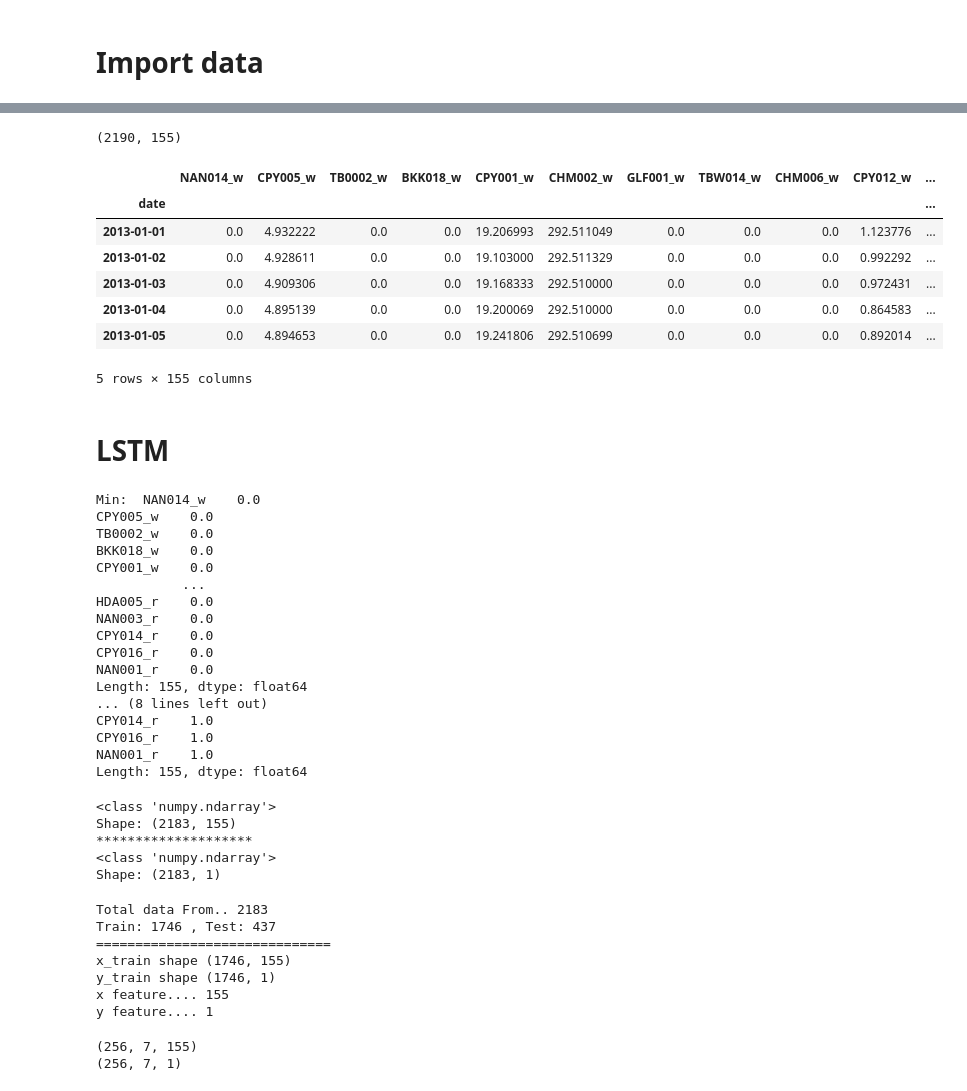
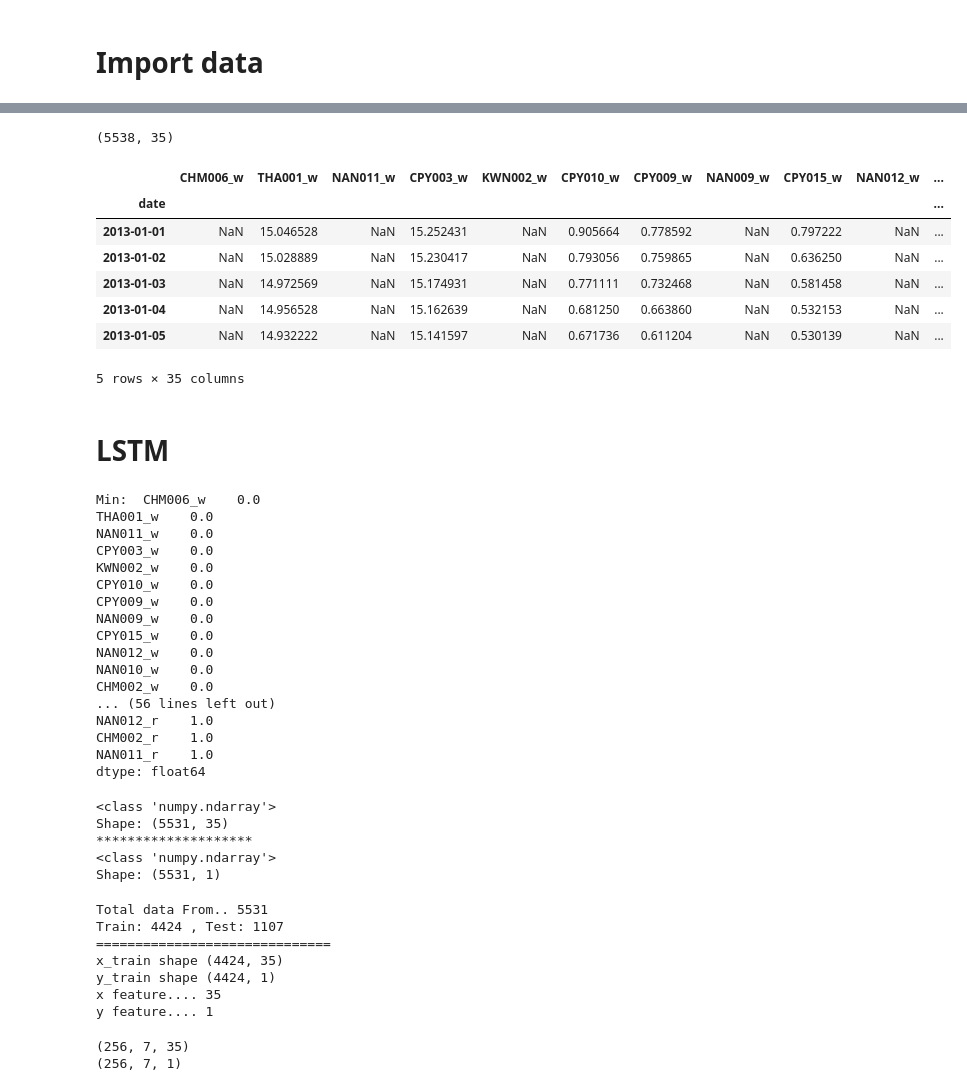
Before and after one commit to SB91ko/ChaoprayaRiver_WaterLV_prediction, a Jupyter notebook: Trial_LSTM.ipynb, the cells around one changed output, grey strips where cells are left out. Cells and saved outputs as stored; diff of their text form; code cells hidden in the pictures.

```diff
--- a/Trial_LSTM.ipynb
+++ b/Trial_LSTM.ipynb
@@ -10,8 +10,11 @@ import matplotlib.pyplot as plt
 # %%
 from DLtools import  prep_data, LSTMmodel
 # %%
-rain = 'data/instant_data/rain.csv'
-water = 'data/instant_data/water.csv'
+#rain = 'data/instant_data/rain.csv'
+#water = 'data/instant_data/water.csv'
+rain = 'data/instant_data/rain_small.csv'
+water = 'data/instant_data/water_small.csv'
+
 rw = prep_data.instant_df(rain_csv=rain,water_csv=water)
 # df_water = rw.water_df
 # df_rain = rw.rain_df
@@ -37,6 +25,6 @@ avaliable data in *2020* is ........66030.00 || missing....54.55%
 # %%
-rw = prep_data.instant_df(rain_csv=rain,water_csv=water,start='2013')
-df = rw.df
+#rw = prep_data.instant_df(rain_csv=rain,water_csv=water,start='2013')
+#df = rw.df
 # %%
 # def report_missing_by_station(df,col):
 #     nan_ratio = 0.15
@@ -89,19 +64,20 @@ remain .......0...station
 # %%
 #df = df.interpolate(method='pad', limit=30) # selected period, interporlation missing value
 #df.dropna(axis=1,inplace=True) # drop na stations
 print(df.shape)
-df = df.fillna(0)
+df.interpolate(method='pad', limit=30,inplace=True)
+#df = df.fillna(0)
 df.head()
 # %% [output]
-(2190, 155)
+(5538, 35)
-|  | NAN014_w | CPY005_w | TB0002_w | BKK018_w | CPY001_w | CHM002_w | GLF001_w | TBW014_w | CHM006_w | CPY012_w | ... |
+|  | CHM006_w | THA001_w | NAN011_w | CPY003_w | KWN002_w | CPY010_w | CPY009_w | NAN009_w | CPY015_w | NAN012_w | ... |
 | date |  |  |  |  |  |  |  |  |  |  | ... |
-| 2013-01-01 | 0.0 | 4.932222 | 0.0 | 0.0 | 19.206993 | 292.511049 | 0.0 | 0.0 | 0.0 | 1.123776 | ... |
-| 2013-01-02 | 0.0 | 4.928611 | 0.0 | 0.0 | 19.103000 | 292.511329 | 0.0 | 0.0 | 0.0 | 0.992292 | ... |
-| 2013-01-03 | 0.0 | 4.909306 | 0.0 | 0.0 | 19.168333 | 292.510000 | 0.0 | 0.0 | 0.0 | 0.972431 | ... |
-| 2013-01-04 | 0.0 | 4.895139 | 0.0 | 0.0 | 19.200069 | 292.510000 | 0.0 | 0.0 | 0.0 | 0.864583 | ... |
-| 2013-01-05 | 0.0 | 4.894653 | 0.0 | 0.0 | 19.241806 | 292.510699 | 0.0 | 0.0 | 0.0 | 0.892014 | ... |
+| 2013-01-01 | NaN | 15.046528 | NaN | 15.252431 | NaN | 0.905664 | 0.778592 | NaN | 0.797222 | NaN | ... |
+| 2013-01-02 | NaN | 15.028889 | NaN | 15.230417 | NaN | 0.793056 | 0.759865 | NaN | 0.636250 | NaN | ... |
+| 2013-01-03 | NaN | 14.972569 | NaN | 15.174931 | NaN | 0.771111 | 0.732468 | NaN | 0.581458 | NaN | ... |
+| 2013-01-04 | NaN | 14.956528 | NaN | 15.162639 | NaN | 0.681250 | 0.663860 | NaN | 0.532153 | NaN | ... |
+| 2013-01-05 | NaN | 14.932222 | NaN | 15.141597 | NaN | 0.671736 | 0.611204 | NaN | 0.530139 | NaN | ... |
-5 rows × 155 columns
+5 rows × 35 columns
 # %% [markdown]
 # LSTM
 # %%
@@ -121,23 +97,23 @@ df[df.columns] = scaler.fit_transform(df[df.columns])
 print("Min: ", np.min(df))
 print("Max: ", np.max(df))
 # %% [output]
-Min:  NAN014_w    0.0
-CPY005_w    0.0
-TB0002_w    0.0
-BKK018_w    0.0
-CPY001_w    0.0
-           ...
-HDA005_r    0.0
-NAN003_r    0.0
-CPY014_r    0.0
-CPY016_r    0.0
-NAN001_r    0.0
-Length: 155, dtype: float64
-... (8 lines left out)
-CPY014_r    1.0
-CPY016_r    1.0
-NAN001_r    1.0
-Length: 155, dtype: float64
+Min:  CHM006_w    0.0
+THA001_w    0.0
+NAN011_w    0.0
+CPY003_w    0.0
+KWN002_w    0.0
+CPY010_w    0.0
+CPY009_w    0.0
+NAN009_w    0.0
+CPY015_w    0.0
+NAN012_w    0.0
+NAN010_w    0.0
+CHM002_w    0.0
+... (56 lines left out)
+NAN012_r    1.0
+CHM002_r    1.0
+NAN011_r    1.0
+dtype: float64
 # %%
 timelag = 7
 y = df['CPY015_w'].shift(-timelag)
@@ -153,10 +129,10 @@ print(type(y))
 print("Shape:", y.shape)
 # %% [output]
 <class 'numpy.ndarray'>
-Shape: (2183, 155)
+Shape: (5531, 35)
 ********************
 <class 'numpy.ndarray'>
-Shape: (2183, 1)
+Shape: (5531, 1)
 # %%
 num_data = len(X)
 train_split = 0.8 #8:2 train:test
@@ -183,12 +159,12 @@ print("y_train shape",y_train.shape)
 print("x feature....",num_x_feature)
 print("y feature....",num_y_feature)
 # %% [output]
-Total data From.. 2183
-Train: 1746 , Test: 437
+Total data From.. 5531
+Train: 4424 , Test: 1107
 ==============================
-x_train shape (1746, 155)
-y_train shape (1746, 1)
-x feature.... 155
+x_train shape (4424, 35)
+y_train shape (4424, 1)
+x feature.... 35
 y feature.... 1
 # %%
 def batch_gen(batch_size, sequence_length):
@@ -222,7 +198,7 @@ x_batch, y_batch = next(generator)
 print(x_batch.shape)
 print(y_batch.shape)
 # %% [output]
-(256, 7, 155)
+(256, 7, 35)
 (256, 7, 1)
 # %%
 batch = 10  # First sequence in the batch.
```
Also changed, not shown: parts of 9 cells of this notebook, 5 other files.
